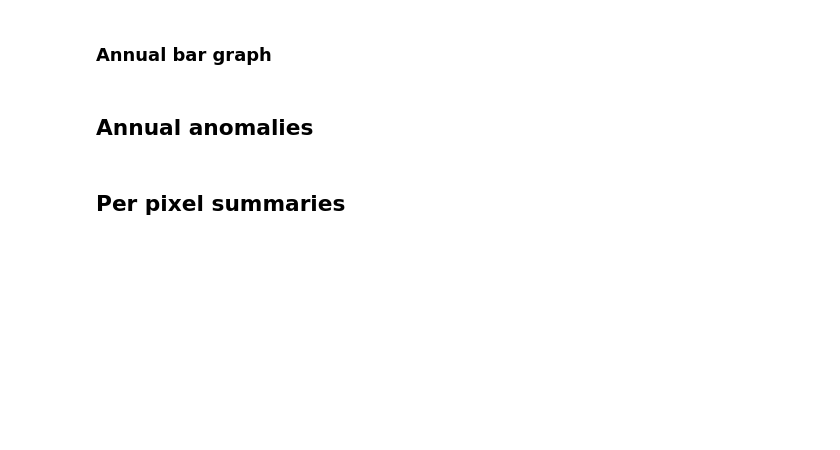
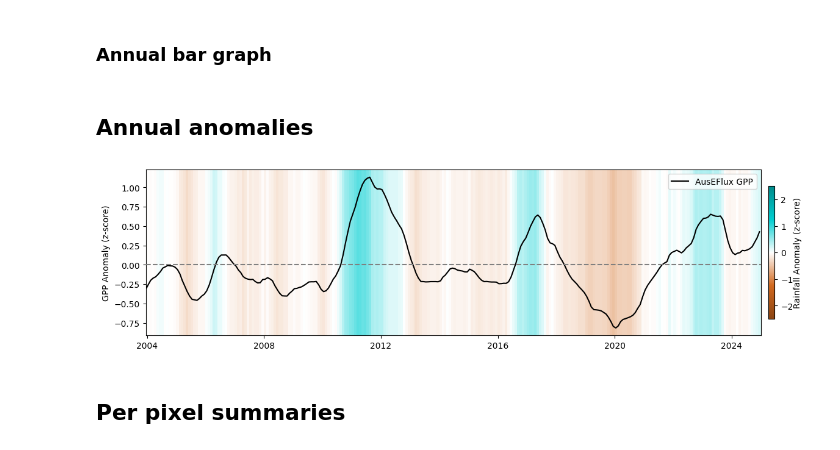
Before and after one commit to cbur24/AusEFlux, a Jupyter notebook: notebooks/analysis/Plot_flux.ipynb, the cells around one changed output. Drawn from its saved outputs; the diff is of its cells as text; code cells hidden in the pictures; blank space fills up the shorter version.

```diff
--- a/notebooks/analysis/Plot_flux.ipynb
+++ b/notebooks/analysis/Plot_flux.ipynb
@@ -67,3 +142,6 @@ if var != 'ET':
     ds_area = ds_area * area_per_pixel * 1e-15 * 12 # (pgC/year)
 else:
     ds_area = ds_area * 12 # (mm/year)
+
+ds_area = ds_area.compute()
+ds = ds.compute()
@@ -74,3 +150,6 @@ else:
 # %%
 mask_albers = ds_area[var+'_median'].sel(time=slice('2011')).max('time')
 mask_albers = ~np.isnan(mask_albers.where(mask_albers==0))
+mask_albers = ~mask_albers
+
+ds_area = ds_area.where(mask_albers)
@@ -190,3 +274,17 @@ rain.attrs['nodata'] = np.nan
+# %%
+# rain = xr.open_dataset('/scratch/xc0/chad/1km/rain_1km.nc').rain
+# rain = assign_crs(rain, crs='epsg:4326')
+# rain.attrs['nodata'] = np.nan
+
+folder = f'{base}data/interim_500m/rain'
+files = [f'{folder}/{i}' for i in os.listdir(folder) if i.endswith(".nc")]
+files.sort()
+rain = xr.open_mfdataset(files).sel(time=slice('2003','2024'))
+rain = assign_crs(rain, crs='EPSG:4326')
+rain = rain['rain']
+rain.attrs['nodata'] = np.nan
+rain = rain.odc.reproject(how=grid, resampling='average').compute()
+rain.name = 'rain'
 # %%
 import warnings
 warnings.simplefilter('ignore')
@@ -196,8 +294,8 @@ def stand_anomalies(ds):
     return xr.apply_ufunc(
         lambda x, m, s: (x - m) / s,
             ds.groupby("time.month"),
-            ds.sel(time=slice('2003', '2023')).groupby("time.month").mean(),
-            ds.sel(time=slice('2003', '2023')).groupby("time.month").std()
+            ds.sel(time=slice('2003', '2024')).groupby("time.month").mean(),
+            ds.sel(time=slice('2003', '2024')).groupby("time.month").std()
     )
 
 rain_std_anom = stand_anomalies(rain)
@@ -207,7 +305,7 @@ ds_area_std_anom = stand_anomalies(ds_area[var+'_median'])
 roll=12
 # %%
 rain_df = rain_std_anom.rename('rain').rolling(time=roll,
-                min_periods=roll).mean().mean(['latitude','longitude']).sel(time=slice('2004', '2023')).to_dataframe().drop(['spatial_ref', 'month'], axis=1)
+                min_periods=roll).mean().mean(['latitude', 'longitude']).sel(time=slice('2004', '2024')).to_dataframe().drop(['spatial_ref', 'month'], axis=1)
 
 # plt.style.use('default')
 # with plt.style.context('ggplot'):
@@ -219,33 +317,35 @@ ds_area_std_anom.drop('month').rolling(time=roll, min_periods=roll).mean().mean(
 norm=plt.Normalize(-2.5,2.5)
 cmap = mpl.colors.LinearSegmentedColormap.from_list("", ['saddlebrown','chocolate','white','darkturquoise','darkcyan'], N=256)
 
 # Plot bars
 bar = ax2.bar(rain_df.index, 1, color=cmap(norm(rain_df['rain'])), width=32)
 sm = ScalarMappable(cmap=cmap, norm=norm)
 sm.set_array([])
 cbar = plt.colorbar(sm, ax=ax2, shrink=0.8, pad=0.01)
 cbar.set_label('Rainfall Anomaly (z-score)',labelpad=.5)
 
 ax2.set_zorder(ax.get_zorder()-1)
 ax.set_frame_on(False)
 ax.axhline(0, c='grey', linestyle='--')
 
 # Reformat y-axis label and tick labels
 ax.set_ylabel(var+' Anomaly (z-score)')
 ax.set_xlabel('')
 ax2.set_ylabel('')
 ax2.set_yticks([])
 ax2.set_ylim([0, 1])
 ax.margins(x=0)
 ax2.margins(x=0)
 
 # Adjust the margins around the plot area
 plt.subplots_adjust(left=0.1, right=None, top=None, bottom=0.2, wspace=None, hspace=None)
 
 ax.legend()
 ax.set_title(None);
 fig.savefig(f'{base}results/figs/{var}_anomalies_{roll}M.png',
                 bbox_inches='tight', dpi=300)
+# %% [output]
+[figure, added]
 # %% [markdown]
 ## Per pixel summaries
 # %%
```
Also changed, not shown: parts of 16 cells of this notebook, 18 other files.
